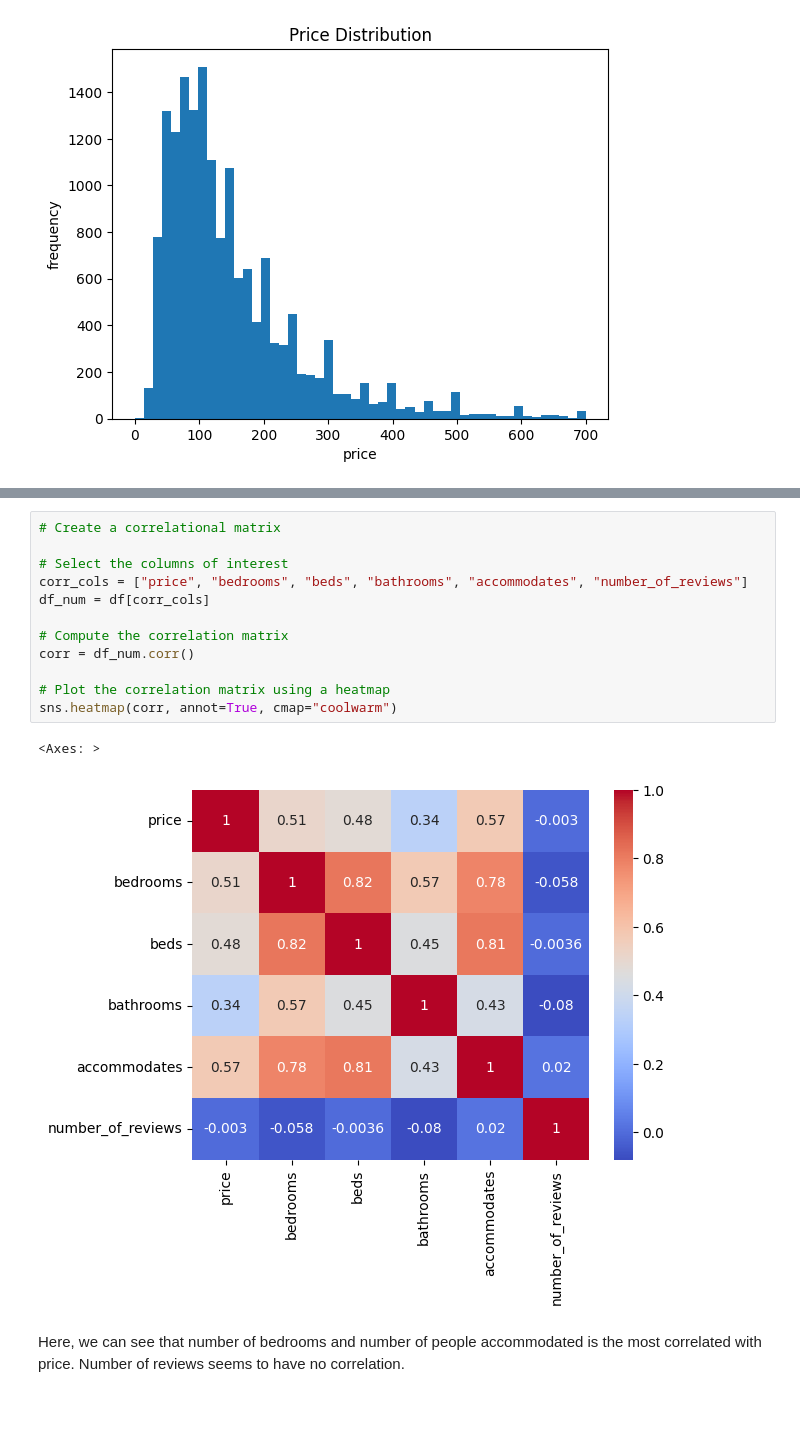
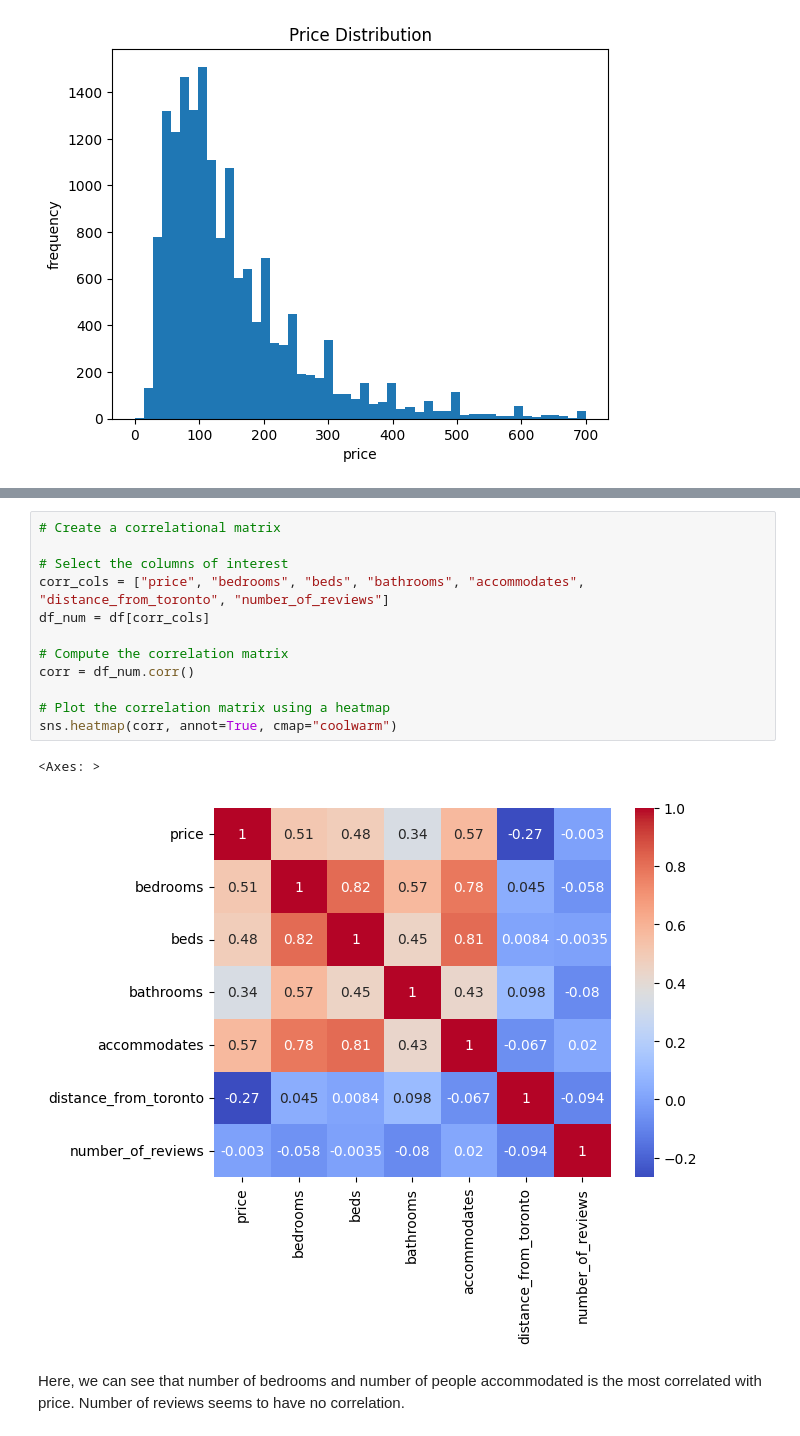
Before and after one commit to Nada-Elhossiny/Rentalytics, a Jupyter notebook: EDA.ipynb, the cells around one changed output, grey strips where cells are left out. Saved outputs shown, nothing was run; the diff lists cells and outputs as text; blank space fills up the shorter version.

Commit message:
Delete many columns, feature_engineer the distance_from_toronto column
Column number down from 700s to 20s

```diff
--- a/EDA.ipynb
+++ b/EDA.ipynb
@@ -47,18 +47,18 @@ plt.show()
 # %%
 # Create a correlational matrix
 
 # Select the columns of interest
-corr_cols = ["price", "bedrooms", "beds", "bathrooms", "accommodates", "number_of_reviews"]
+corr_cols = ["price", "bedrooms", "beds", "bathrooms", "accommodates", "distance_from_toronto", "number_of_reviews"]
 df_num = df[corr_cols]
 
 # Compute the correlation matrix
 corr = df_num.corr()
 
 # Plot the correlation matrix using a heatmap
 sns.heatmap(corr, annot=True, cmap="coolwarm")
 # %% [output]
 <Axes: >
-[figure, old version]
+[figure, new version]
 # %% [markdown]
 Here, we can see that number of bedrooms and number of people accommodated is the most correlated with price. Number of reviews seems to have no correlation.
 # %%
```
Also changed, not shown: parts of 5 cells of this notebook, 2 other files.
